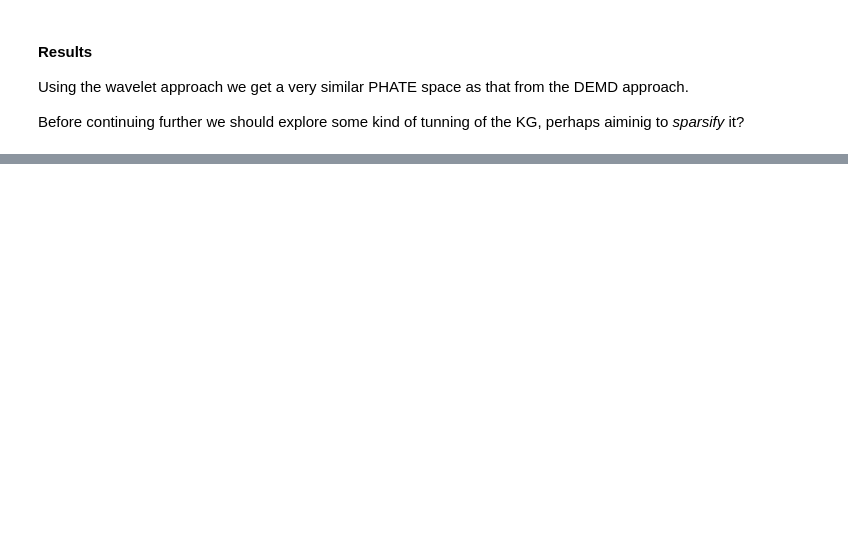
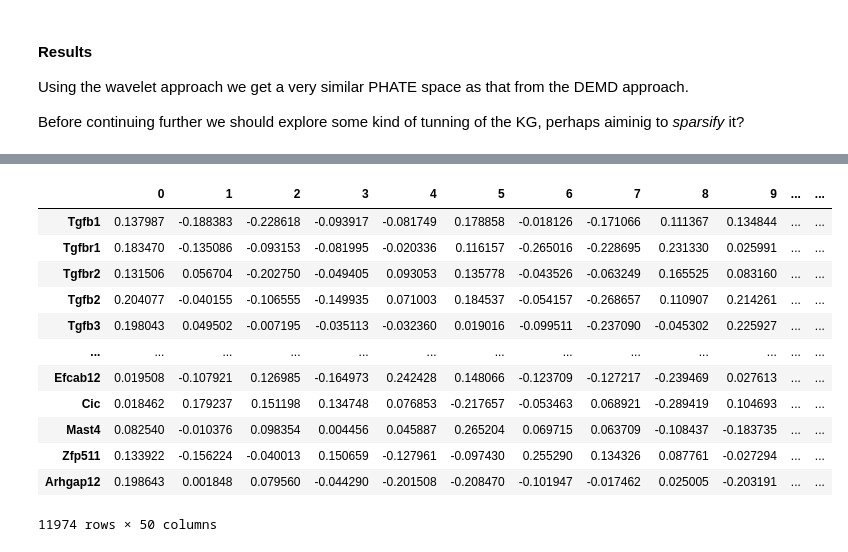
Before and after one commit to FerranC96/sKG4cellCommns, a Jupyter notebook: 2bWAVseq.ipynb, the cells around one changed output, grey strips where cells are left out. Drawn from its saved outputs; the diff is of its cells as text; code cells hidden in the pictures; blank space fills up the shorter version.

```diff
--- a/2bWAVseq.ipynb
+++ b/2bWAVseq.ipynb
@@ -553,0 +566,30 @@ Before continuing further we should explore some kind of tunning of the KG, perh
+# %%
+#For now, we'll still use the old KGE model
+modelKGE = "one50_unstratified_stopped_transe_GPU"
+dKGE_50 = torch.load(f"{kge_dir}/{modelKGE}/trained_model.pkl")
+dKGE_50 = dKGE_50.entity_representations[0](indices=None).detach().cpu().numpy()
+
+import json
+with open(f"{data_dir}/entityIDS.json") as infile:
+    entityIDS = json.load(infile)
+
+#Construct dataframe and filter genes to those in the SEQ filtered main KG component
+dKGE_50 = pd.DataFrame(dKGE_50,
+                       index=entityIDS.values()
+                      ).filter(
+                            items=list(Gcomponents[0].nodes()), axis="index")
+dKGE_50
+# %% [output]
+|  | 0 | 1 | 2 | 3 | 4 | 5 | 6 | 7 | 8 | 9 | ... | ... |
+| Tgfb1 | 0.137987 | -0.188383 | -0.228618 | -0.093917 | -0.081749 | 0.178858 | -0.018126 | -0.171066 | 0.111367 | 0.134844 | ... | ... |
+| Tgfbr1 | 0.183470 | -0.135086 | -0.093153 | -0.081995 | -0.020336 | 0.116157 | -0.265016 | -0.228695 | 0.231330 | 0.025991 | ... | ... |
+| Tgfbr2 | 0.131506 | 0.056704 | -0.202750 | -0.049405 | 0.093053 | 0.135778 | -0.043526 | -0.063249 | 0.165525 | 0.083160 | ... | ... |
+| Tgfb2 | 0.204077 | -0.040155 | -0.106555 | -0.149935 | 0.071003 | 0.184537 | -0.054157 | -0.268657 | 0.110907 | 0.214261 | ... | ... |
+| Tgfb3 | 0.198043 | 0.049502 | -0.007195 | -0.035113 | -0.032360 | 0.019016 | -0.099511 | -0.237090 | -0.045302 | 0.225927 | ... | ... |
+| ... | ... | ... | ... | ... | ... | ... | ... | ... | ... | ... | ... | ... |
+| Efcab12 | 0.019508 | -0.107921 | 0.126985 | -0.164973 | 0.242428 | 0.148066 | -0.123709 | -0.127217 | -0.239469 | 0.027613 | ... | ... |
+| Cic | 0.018462 | 0.179237 | 0.151198 | 0.134748 | 0.076853 | -0.217657 | -0.053463 | 0.068921 | -0.289419 | 0.104693 | ... | ... |
+| Mast4 | 0.082540 | -0.010376 | 0.098354 | 0.004456 | 0.045887 | 0.265204 | 0.069715 | 0.063709 | -0.108437 | -0.183735 | ... | ... |
+| Zfp511 | 0.133922 | -0.156224 | -0.040013 | 0.150659 | -0.127961 | -0.097430 | 0.255290 | 0.134326 | 0.087761 | -0.027294 | ... | ... |
+| Arhgap12 | 0.198643 | 0.001848 | 0.079560 | -0.044290 | -0.201508 | -0.208470 | -0.101947 | -0.017462 | 0.025005 | -0.203191 | ... | ... |
+11974 rows × 50 columns
```
Also changed, not shown: parts of 24 cells of this notebook, 1 other file.
